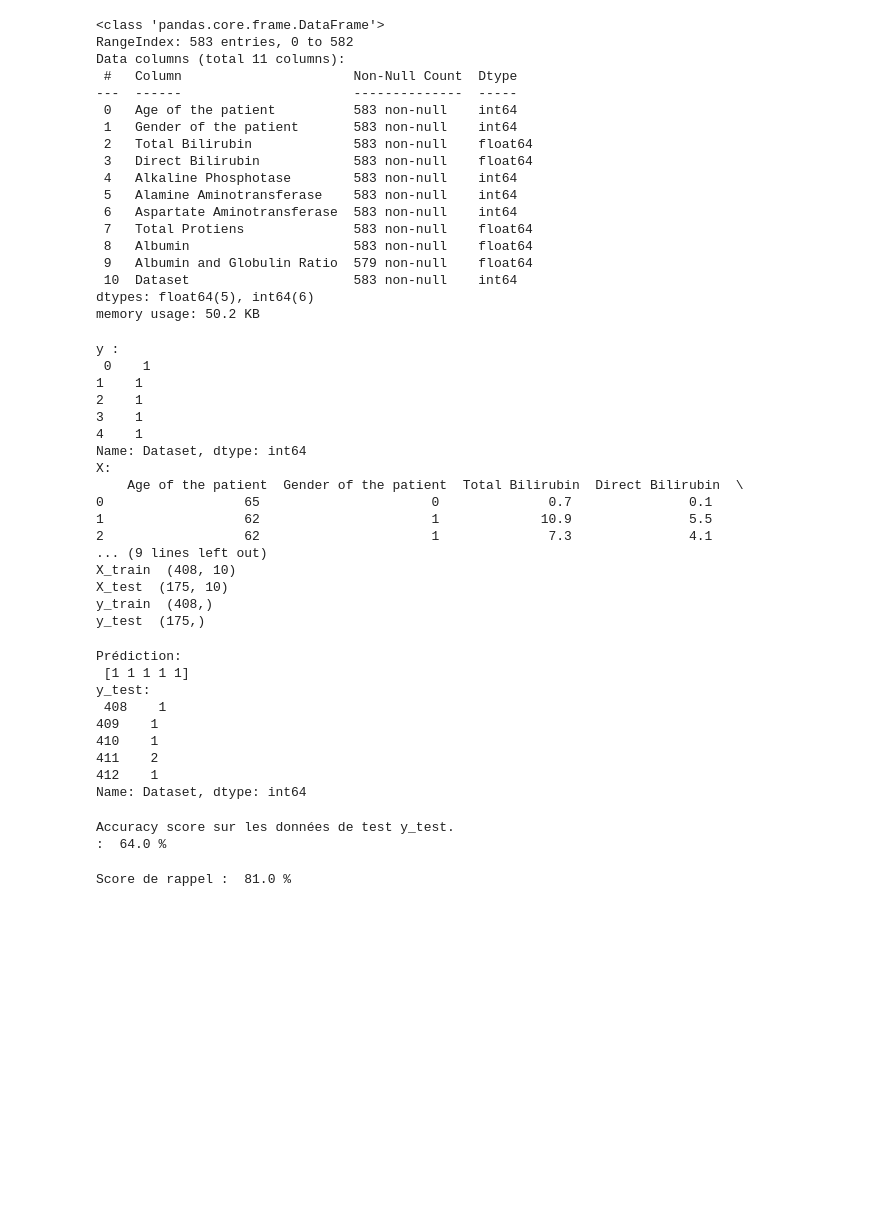
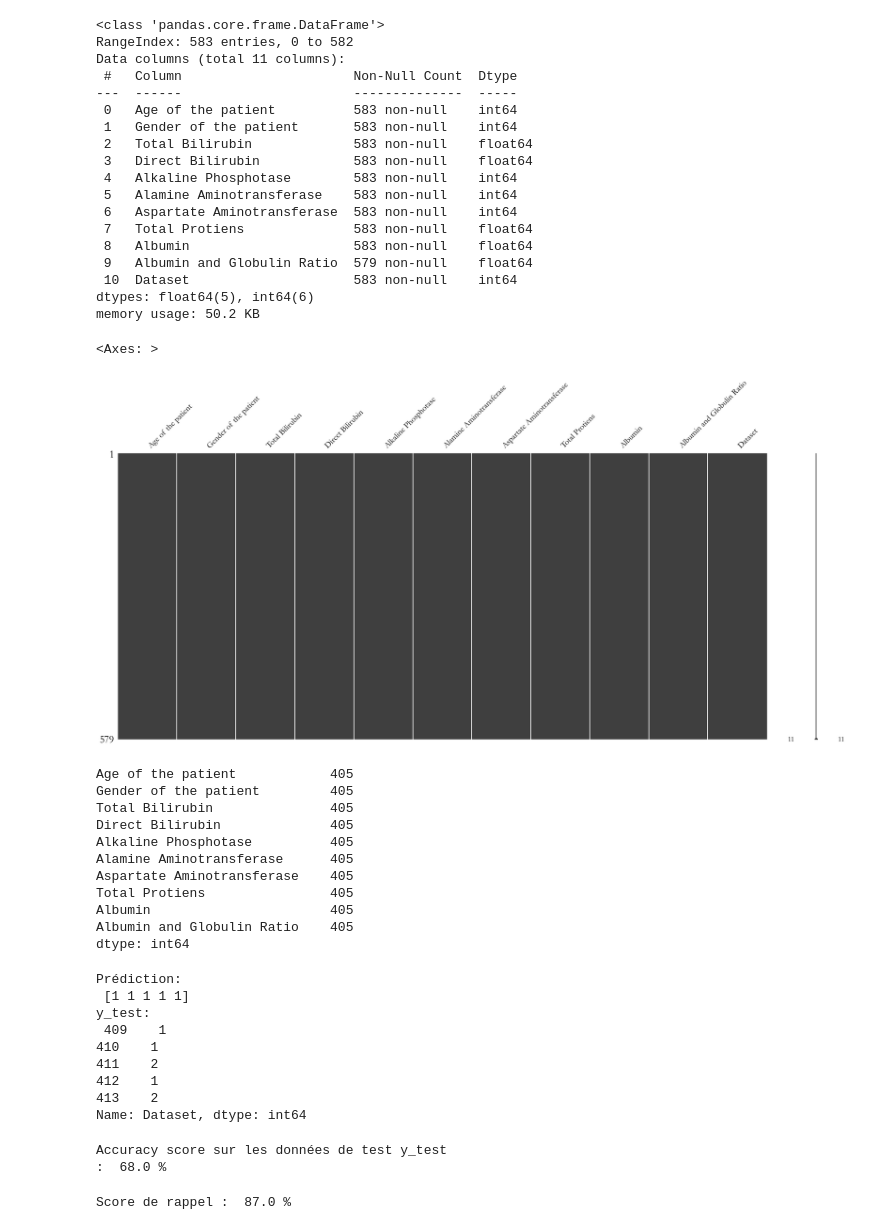
Before and after one commit to RMorana/DU_Data, a Jupyter notebook: ML Supervise Projet 4.ipynb, the cells around one changed output. Cells and saved outputs as stored; diff of their text form; code cells hidden in the pictures; blank space fills up the shorter version.

```diff
--- a/ML Supervise Projet 4.ipynb
+++ b/ML Supervise Projet 4.ipynb
@@ -64,7 +64,7 @@ C:/Windows/Fonts/Garamond.TTF
 # Chargement des données PINGOUIN
 df_indian_leaver_patient = pd.read_table("input/mlsupervise/indian_liver_patient.csv",sep=",")
 
-features_names = [
+feature_names = [
                     "Age of the patient",
                     "Gender of the patient",
                     "Total Bilirubin",
@@ -79,9 +79,7 @@ features_names = [
 class_names = ["Dataset"]
 
 # Ajout titre colonnes
-df_indian_leaver_patient.columns=features_names + class_names
-#print(df_indian_leaver_patient.head(5))
-
+df_indian_leaver_patient.columns=feature_names + class_names
 df_indian_leaver_patient.shape
 
 # modification Genre M = 1, Genre F = 0 pour n'avoir que des int ou des float dans les features
@@ -107,6 +105,14 @@ Data columns (total 11 columns):
  10  Dataset                     583 non-null    int64
 dtypes: float64(5), int64(6)
 memory usage: 50.2 KB
+# %%
+# drop des données NaN pour éviter des erreur de traitement par la suite
+
+df_indian_leaver_patient.dropna(inplace=True)
+msno.matrix(df_indian_leaver_patient)
+# %% [output]
+<Axes: >
+[figure, added]
 # %%
 # Jeu d'entrainement, 80% des données
 
@@ -114,36 +120,27 @@ memory usage: 50.2 KB
 from sklearn.model_selection import train_test_split
 y=pd.DataFrame()
 y=df_indian_leaver_patient["Dataset"]
-print("y :\n", y.head(5))
+#print("y :\n", y.head(5))
 X=df_indian_leaver_patient.drop(columns={"Dataset"})
-print("X:\n",X.iloc[:,0:7].head(5))
+#print("X:\n",X.iloc[:,0:7].head(5))
 
 
 # Split du jeu de données
 X_train, X_test, y_train, y_test = train_test_split(X,y, test_size=0.3, random_state=1, shuffle=False, stratify=None)
 
-print("X_train ", X_train.shape)
-print("X_test ", X_test.shape)
-print("y_train ", y_train.shape)
-print("y_test ", y_test.shape)
+print(X_train.isna().count())
 # %% [output]
-y :
- 0    1
-1    1
-2    1
-3    1
-4    1
-Name: Dataset, dtype: int64
-X:
-    Age of the patient  Gender of the patient  Total Bilirubin  Direct Bilirubin  \
-0                  65                      0              0.7               0.1
-1                  62                      1             10.9               5.5
-2                  62                      1              7.3               4.1
-... (9 lines left out)
-X_train  (408, 10)
-X_test  (175, 10)
-y_train  (408,)
-y_test  (175,)
+Age of the patient            405
+Gender of the patient         405
+Total Bilirubin               405
+Direct Bilirubin              405
+Alkaline Phosphotase          405
+Alamine Aminotransferase      405
+Aspartate Aminotransferase    405
+Total Protiens                405
+Albumin                       405
+Albumin and Globulin Ratio    405
+dtype: int64
 # %%
 import sklearn
 from sklearn import tree
@@ -162,11 +159,11 @@ print("y_test:\n", y_test.iloc[0:5]) # affichage de la réalité y_test pour com
 Prédiction:
  [1 1 1 1 1]
 y_test:
- 408    1
-409    1
+ 409    1
 410    1
 411    2
 412    1
+413    2
 Name: Dataset, dtype: int64
 # %%
 # Calcul de l'accuracy
@@ -177,8 +174,8 @@ m_perf = accuracy_score(y_test, y_pred)
 m_perf = round(m_perf,2)
 print("Accuracy score sur les données de test y_test\n: ", 100*m_perf,"%")
 # %% [output]
-Accuracy score sur les données de test y_test.
-:  64.0 %
+Accuracy score sur les données de test y_test
+:  68.0 %
 # %%
 # Calcul du Recall
 
@@ -188,7 +185,7 @@ recall_score_gini = recall_score(y_test,y_pred)
 
 print("Score de rappel : ", 100*round(recall_score_gini,2),"%")
 # %% [output]
-Score de rappel :  81.0 %
+Score de rappel :  87.0 %
 # %%
 # Calcul de l'AUC et Courbe ROC
 
```
Also changed, not shown: parts of 7 cells of this notebook.
